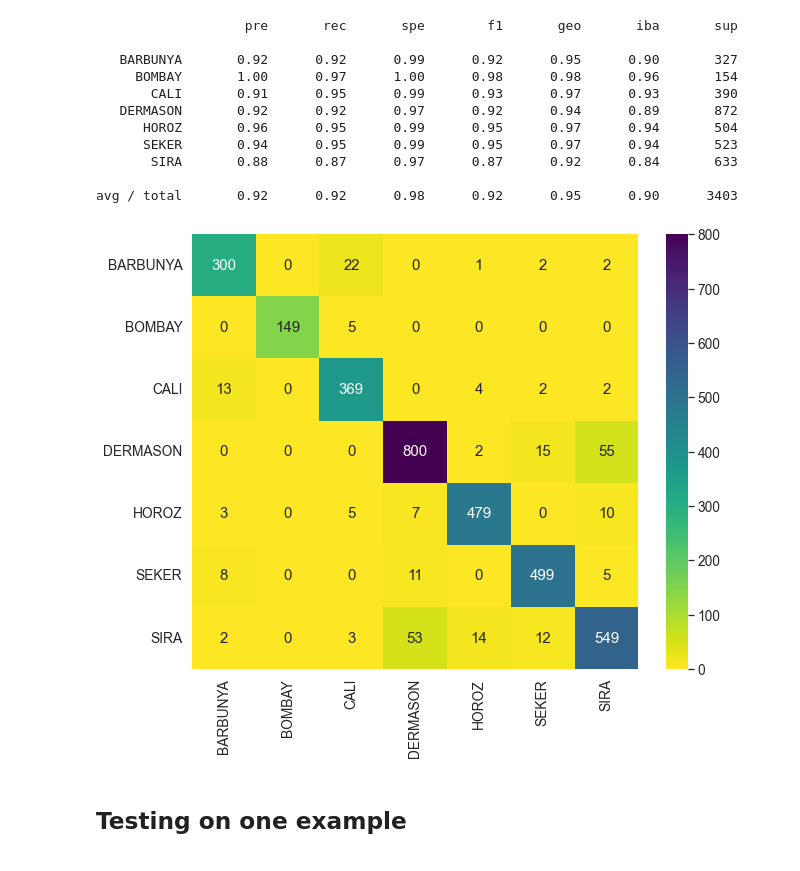
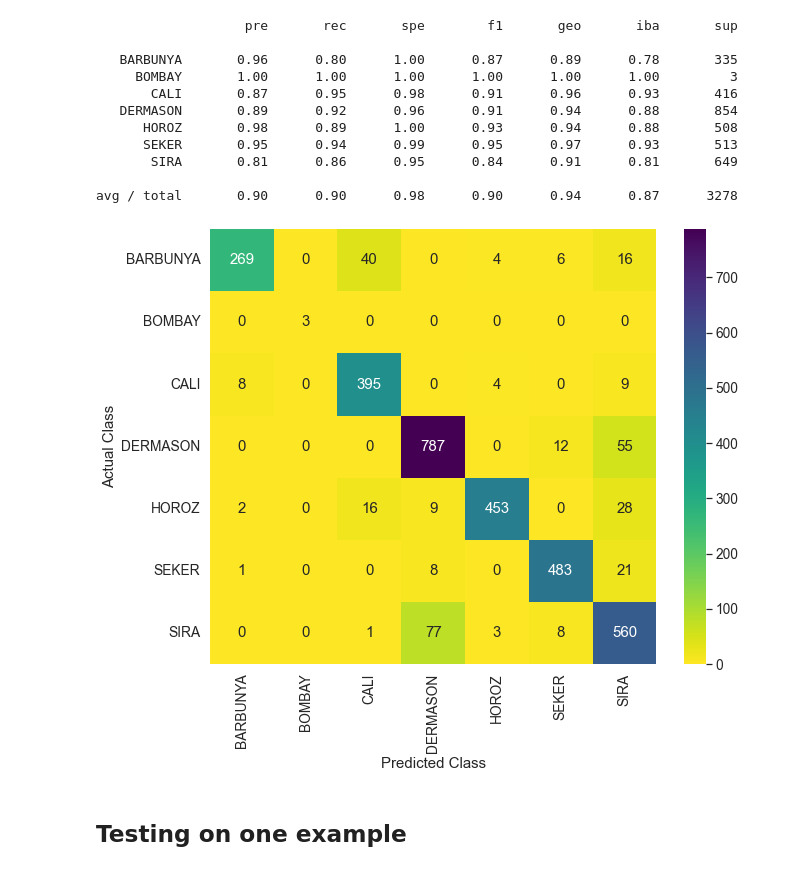
Before and after one commit to Abhiswain97/DryBeanClassification, a Jupyter notebook: Phase-4-TF-NN.ipynb, the cells around one changed output. Saved outputs shown, nothing was run; the diff lists cells and outputs as text; code cells hidden in the pictures.

```diff
--- a/Phase-4-TF-NN.ipynb
+++ b/Phase-4-TF-NN.ipynb
@@ -39,23 +44,20 @@ net = tf.keras.Sequential(
     ]
 )
 # %%
-X = df.drop(columns=["Class"]).values
-y = df.Class.astype("category").cat.codes.values
+X = df.drop(columns=["labels"]).values
+# y = df.Class.astype("category").cat.codes.values
+y = df.labels.values
 # %%
 # X, y = SMOTE().fit_resample(X, y)
 # %%
 # scaling the the data for training!
 scaler = StandardScaler()
 
-X_train, X_test, y_train, y_test = train_test_split(
-    X, y, test_size=0.25
-)
+X_train, X_test, y_train, y_test = train_test_split(X, y, test_size=0.25)
 
 X_train = scaler.fit_transform(X_train)
 
-X_train, X_val, y_train, y_val = train_test_split(
-    X_train, y_train, test_size=0.25
-)
+X_train, X_val, y_train, y_val = train_test_split(X_train, y_train, test_size=0.25)
 # %%
 train_ds = tf.data.Dataset.from_tensor_slices((X_train, y_train)).batch(32)
 val_ds = tf.data.Dataset.from_tensor_slices((X_val, y_val)).batch(16)
@@ -63,17 +65,15 @@ val_ds = tf.data.Dataset.from_tensor_slices((X_val, y_val)).batch(16)
 net.compile(
     optimizer=optimizers.Adam(learning_rate=3e-4),
     loss=losses.SparseCategoricalCrossentropy(from_logits=True),
-    metrics=[
-        metrics.SparseCategoricalAccuracy()
-    ]
+    metrics=[metrics.SparseCategoricalAccuracy()],
 )
 # %%
 history = net.fit(
     train_ds,
     validation_data=val_ds,
-    epochs=10,
+    epochs=20,
     callbacks=[
-        callbacks.ModelCheckpoint('models/2', save_best_only=True, verbose=3),
-    ]
+        callbacks.ModelCheckpoint("models/4", save_best_only=True, verbose=3),
+    ],
 )
 # %% [output]
@@ -111,26 +111,30 @@ preds = tf.argmax(preds, axis=1)
 # %%
 cf = confusion_matrix(y_test, preds)
 
-classes = df.Class.astype("category").cat.categories.tolist()
+classes = df1.Class.astype("category").cat.categories.tolist()
 print(classification_report_imbalanced(y_test, preds, target_names=classes))
 # %% [output]
                    pre       rec       spe        f1       geo       iba       sup
 
-   BARBUNYA       0.92      0.92      0.99      0.92      0.95      0.90       327
-     BOMBAY       1.00      0.97      1.00      0.98      0.98      0.96       154
-       CALI       0.91      0.95      0.99      0.93      0.97      0.93       390
-   DERMASON       0.92      0.92      0.97      0.92      0.94      0.89       872
-      HOROZ       0.96      0.95      0.99      0.95      0.97      0.94       504
-      SEKER       0.94      0.95      0.99      0.95      0.97      0.94       523
-       SIRA       0.88      0.87      0.97      0.87      0.92      0.84       633
+   BARBUNYA       0.96      0.80      1.00      0.87      0.89      0.78       335
+     BOMBAY       1.00      1.00      1.00      1.00      1.00      1.00         3
+       CALI       0.87      0.95      0.98      0.91      0.96      0.93       416
+   DERMASON       0.89      0.92      0.96      0.91      0.94      0.88       854
+      HOROZ       0.98      0.89      1.00      0.93      0.94      0.88       508
+      SEKER       0.95      0.94      0.99      0.95      0.97      0.93       513
+       SIRA       0.81      0.86      0.95      0.84      0.91      0.81       649
 
-avg / total       0.92      0.92      0.98      0.92      0.95      0.90      3403
+avg / total       0.90      0.90      0.98      0.90      0.94      0.87      3278
 # %%
-classes = df.Class.astype("category").cat.categories.tolist()
+classes = df1.Class.astype("category").cat.categories.tolist()
 sns.set(rc={"figure.figsize": (10, 8)}, font_scale=1.25)
-_ = sns.heatmap(cf, annot=True, xticklabels=classes, yticklabels=classes, fmt="d", cmap="viridis_r")
+ax = sns.heatmap(
+    cf, annot=True, xticklabels=classes, yticklabels=classes, fmt="d", cmap="viridis_r"
+)
+ax.set_ylabel("Actual Class")
+_ = ax.set_xlabel("Predicted Class")
 # %% [output]
-[figure, old version]
+[figure, new version]
 # %% [markdown]
 ## Testing on one example
 # %%
```
Also changed, not shown: parts of 6 cells of this notebook, 25 other files.
